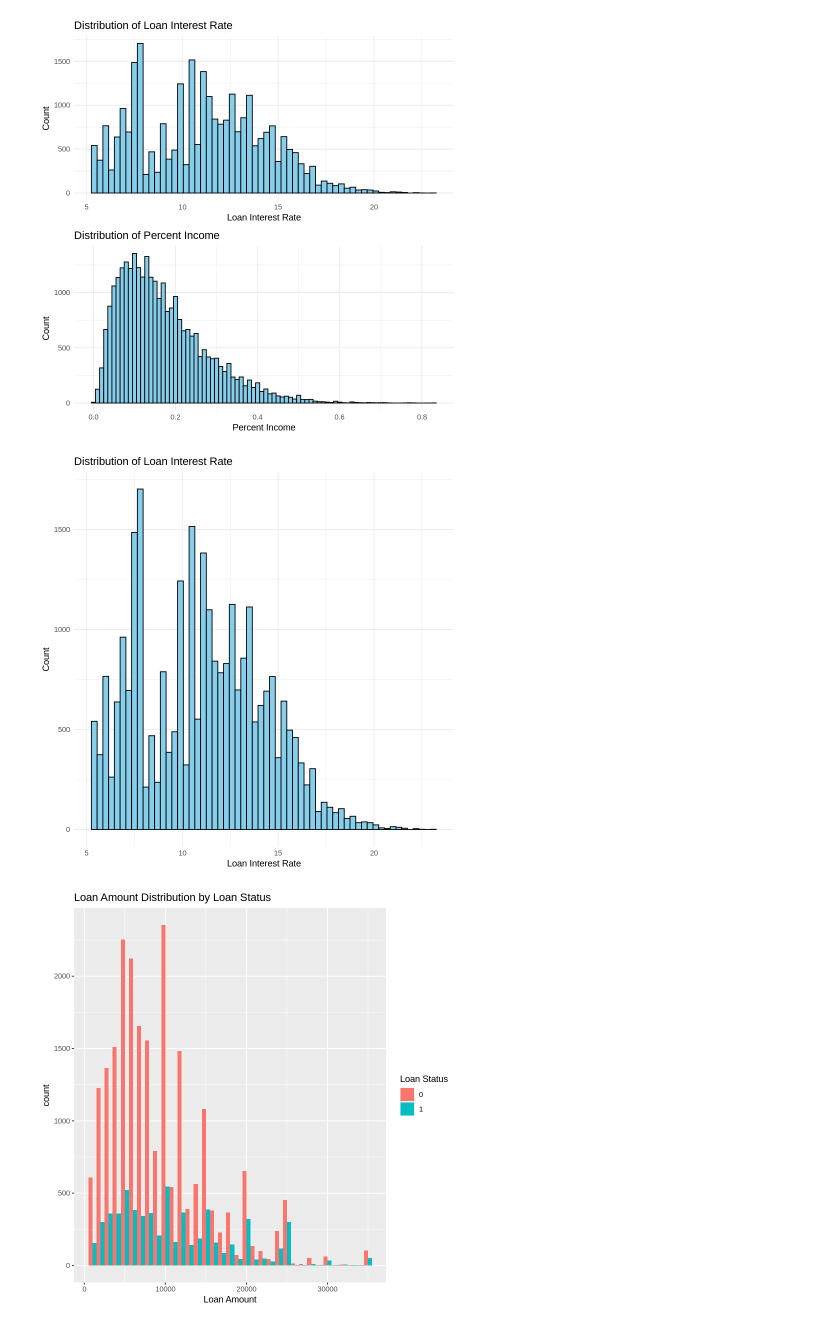
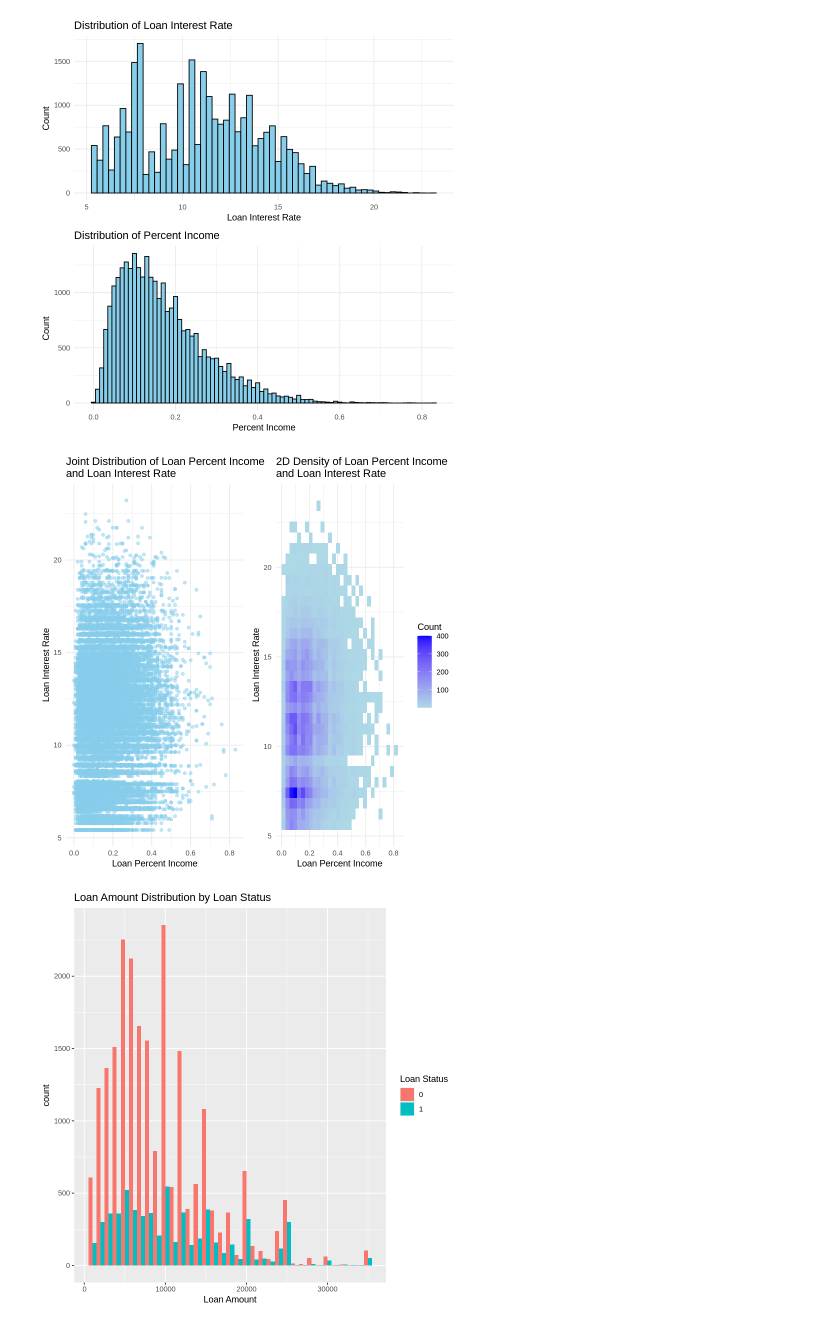
Before and after one commit to YingxiC/Datasci-406-Final-Project, a Jupyter notebook: STATS_406_Final_Project.ipynb, the cells around one changed output. Drawn from its saved outputs; the diff is of its cells as text; code cells hidden in the pictures.

```diff
--- a/STATS_406_Final_Project.ipynb
+++ b/STATS_406_Final_Project.ipynb
@@ -178,16 +178,28 @@ plot2 <- ggplot(cleaned_credit_data, aes(x = loan_int_rate)) +
 grid.arrange(plot2, plot1)
 # %% [output]
 [figure]
-# %%
-# the distribution of loan interest rate
-plot2 <- ggplot(cleaned_credit_data, aes(x = loan_int_rate)) +
-  geom_histogram(binwidth = 0.3, fill = "skyblue", color = "black") +
-  labs(title = "Distribution of Loan Interest Rate", x = "Loan Interest Rate", y = "Count") +
-  theme_minimal()
-
-plot2
-# %% [output]
-[figure, removed]
+# %%
+# Scatter plot for joint distribution
+scatter_plot <- ggplot(cleaned_credit_data, aes(x = loan_percent_income, y = loan_int_rate)) +
+  geom_point(alpha = 0.5, color = "skyblue") +
+  labs(title = "Joint Distribution of Loan Percent Income\nand Loan Interest Rate",
+       x = "Loan Percent Income",
+       y = "Loan Interest Rate") +
+  theme_minimal()
+
+# 2D density plot for joint distribution
+density_plot <- ggplot(cleaned_credit_data, aes(x = loan_percent_income, y = loan_int_rate)) +
+  geom_bin2d(bins = 30, aes(fill = ..count..)) +
+  scale_fill_gradient(low = "lightblue", high = "blue", name = "Count") +
+  labs(title = "2D Density of Loan Percent Income\nand Loan Interest Rate",
+       x = "Loan Percent Income",
+       y = "Loan Interest Rate") +
+  theme_minimal()
+
+# Arrange plots side by side
+grid.arrange(scatter_plot, density_plot, ncol = 2)
+# %% [output]
+[figure, added]
 # %%
 # # the distribution of loan amounts
 # ggplot(cleaned_credit_data, aes(x = loan_)) +
```
